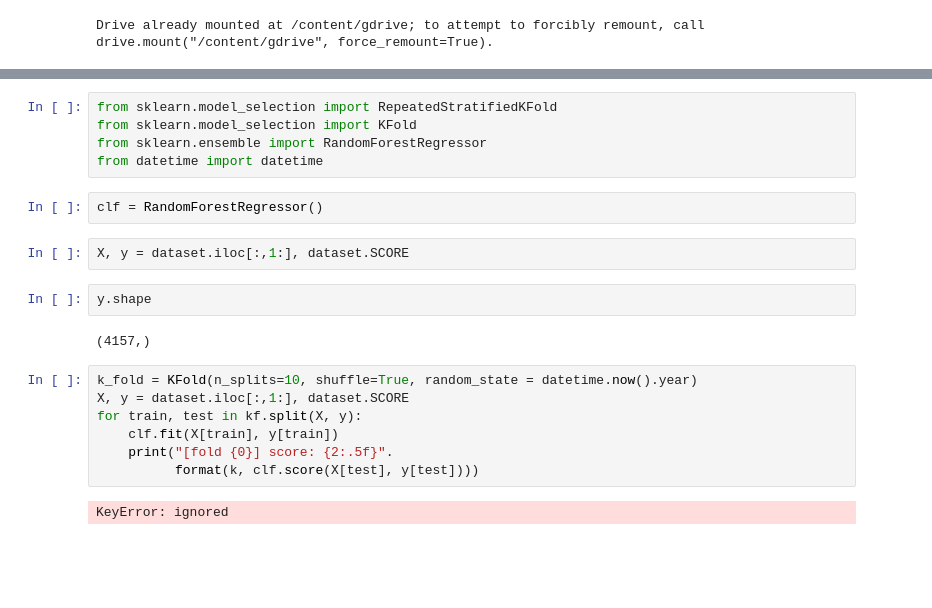
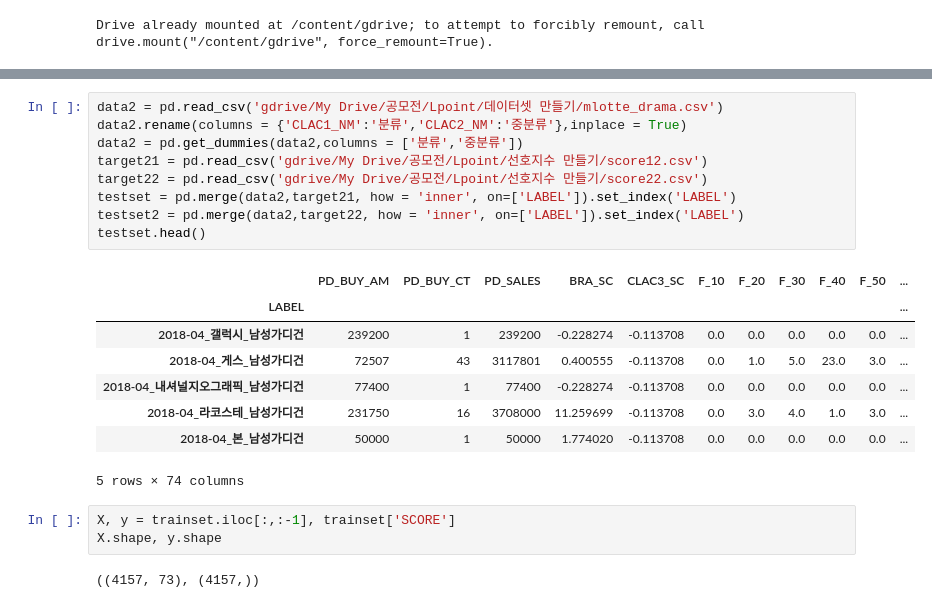
Before and after one commit to doohong91/Luxury-Consumption-Trend, a Jupyter notebook: Modeling/Modeling.ipynb, the cells around one changed output, grey strips where cells are left out. Saved outputs shown, nothing was run; the diff lists cells and outputs as text; blank space fills up the shorter version.

```diff
--- a/Modeling/Modeling.ipynb
+++ b/Modeling/Modeling.ipynb
@@ -64,22 +35,23 @@ memory usage: 1.5+ MB
-# %%
-from sklearn.model_selection import RepeatedStratifiedKFold
-from sklearn.model_selection import KFold
-from sklearn.ensemble import RandomForestRegressor
-from datetime import datetime
-# %%
-clf = RandomForestRegressor()
+# %%
+data2 = pd.read_csv('gdrive/My Drive/공모전/Lpoint/데이터셋 만들기/mlotte_drama.csv')
+data2.rename(columns = {'CLAC1_NM':'분류','CLAC2_NM':'중분류'},inplace = True)
+data2 = pd.get_dummies(data2,columns = ['분류','중분류'])
+target21 = pd.read_csv('gdrive/My Drive/공모전/Lpoint/선호지수 만들기/score12.csv')
+target22 = pd.read_csv('gdrive/My Drive/공모전/Lpoint/선호지수 만들기/score22.csv')
+testset = pd.merge(data2,target21, how = 'inner', on=['LABEL']).set_index('LABEL')
+testset2 = pd.merge(data2,target22, how = 'inner', on=['LABEL']).set_index('LABEL')
+testset.head()
+# %% [output]
+|  | PD_BUY_AM | PD_BUY_CT | PD_SALES | BRA_SC | CLAC3_SC | F_10 | F_20 | F_30 | F_40 | F_50 | ... |
+| LABEL |  |  |  |  |  |  |  |  |  |  | ... |
+| 2018-04_갤럭시_남성가디건 | 239200 | 1 | 239200 | -0.228274 | -0.113708 | 0.0 | 0.0 | 0.0 | 0.0 | 0.0 | ... |
+| 2018-04_게스_남성가디건 | 72507 | 43 | 3117801 | 0.400555 | -0.113708 | 0.0 | 1.0 | 5.0 | 23.0 | 3.0 | ... |
+| 2018-04_내셔널지오그래픽_남성가디건 | 77400 | 1 | 77400 | -0.228274 | -0.113708 | 0.0 | 0.0 | 0.0 | 0.0 | 0.0 | ... |
+| 2018-04_라코스테_남성가디건 | 231750 | 16 | 3708000 | 11.259699 | -0.113708 | 0.0 | 3.0 | 4.0 | 1.0 | 3.0 | ... |
+| 2018-04_본_남성가디건 | 50000 | 1 | 50000 | 1.774020 | -0.113708 | 0.0 | 0.0 | 0.0 | 0.0 | 0.0 | ... |
+5 rows × 74 columns
 # %%
-X, y = dataset.iloc[:,1:], dataset.SCORE
+X, y = trainset.iloc[:,:-1], trainset['SCORE']
+X.shape, y.shape
+# %% [output]
+((4157, 73), (4157,))
-# %%
-y.shape
-# %% [output]
-(4157,)
-# %%
-k_fold = KFold(n_splits=10, shuffle=True, random_state = datetime.now().year)
-X, y = dataset.iloc[:,1:], dataset.SCORE
-for train, test in kf.split(X, y):
-    clf.fit(X[train], y[train])
-    print("[fold {0}] score: {2:.5f}".
-          format(k, clf.score(X[test], y[test])))
-# %% [output]
-KeyError: ignored
```
Also changed, not shown: parts of 21 cells of this notebook, 6 other files.
